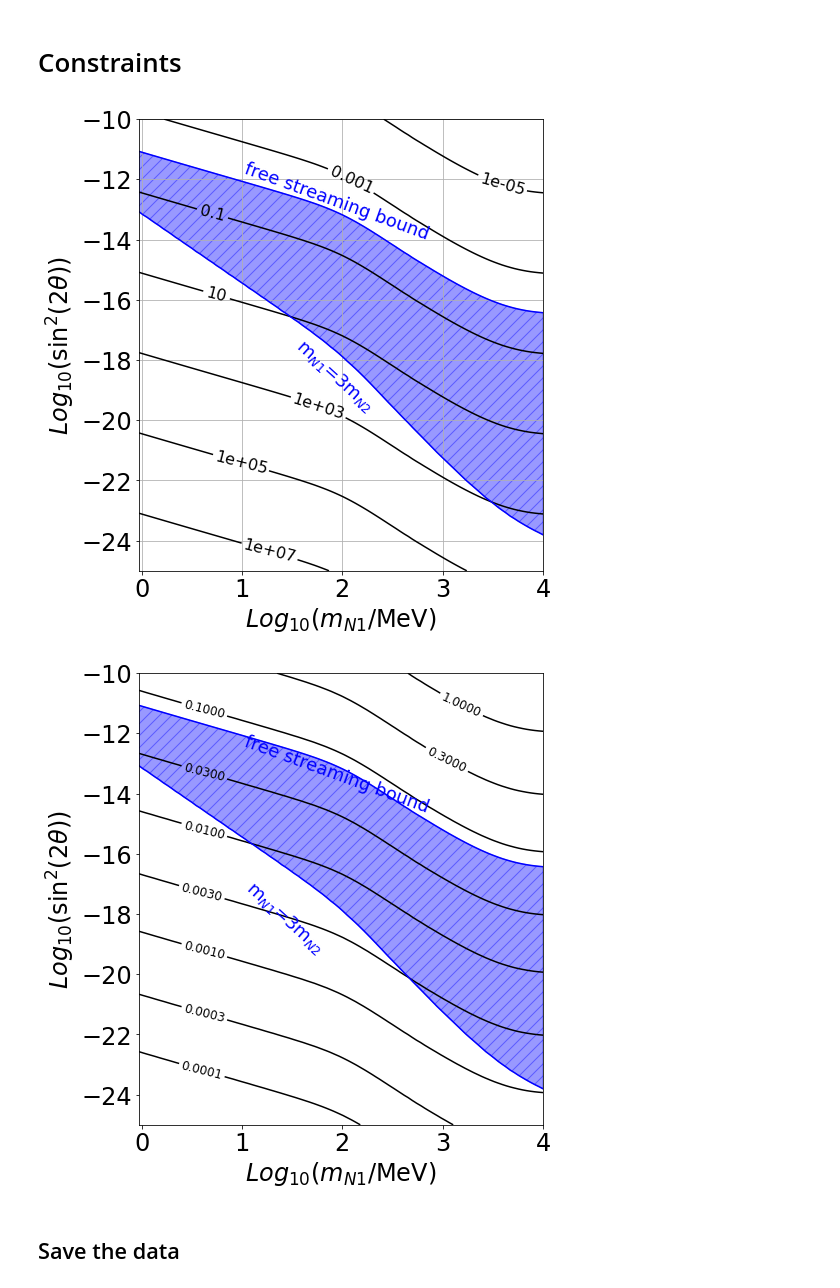
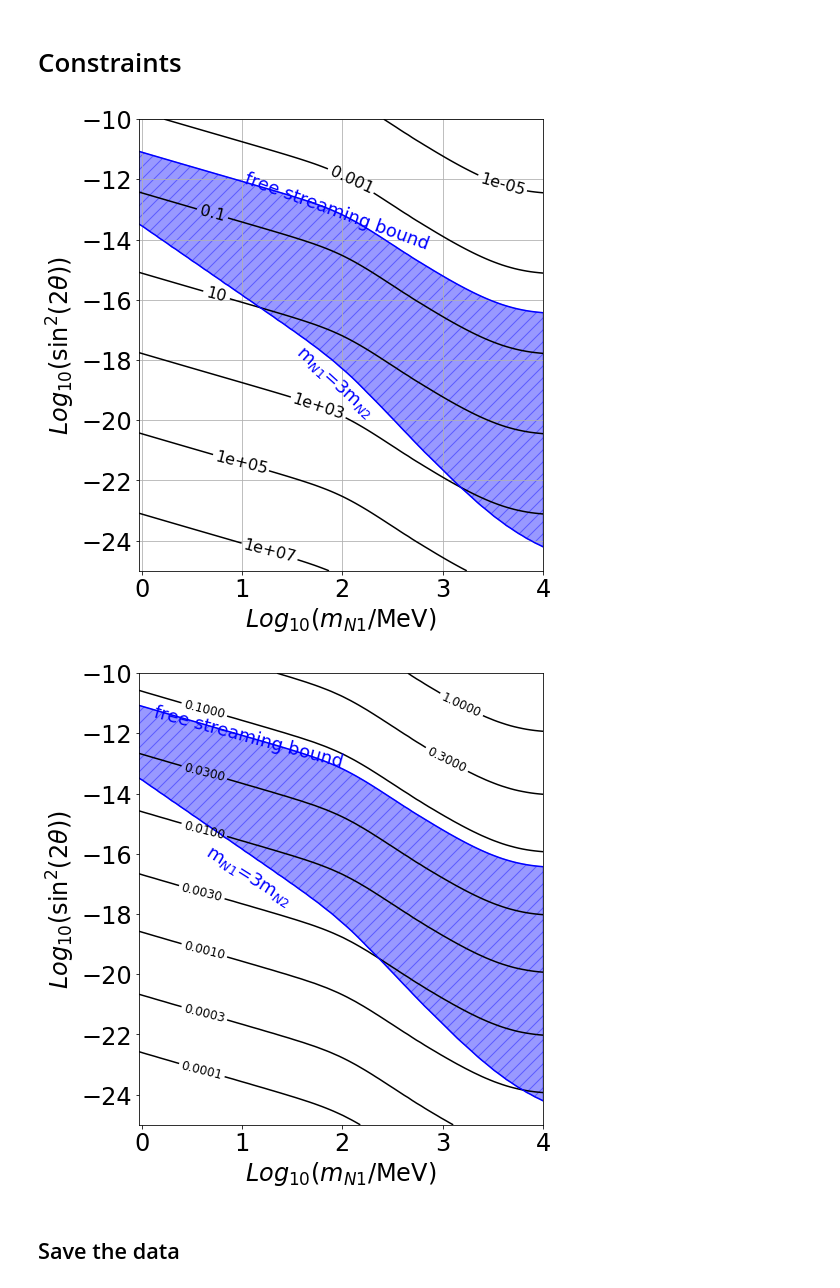
Before and after one commit to JakeSpisak/Sterile-Neutrinos, a Jupyter notebook: results.ipynb, the cells around one changed output. Drawn from its saved outputs; the diff is of its cells as text; code cells hidden in the pictures.

```diff
--- a/results.ipynb
+++ b/results.ipynb
@@ -164,8 +164,8 @@ plt.show()
 # %%
 from matplotlib.ticker import FuncFormatter
 
-# Add the factor of 2 to account the N1 population transferring through 1-3 decays.
-ms2_required = [c.rho_crit_over_hsq*0.12/(2*ds.compute_current_DM_ndens(T_SM, T_DS)) for T_DS, T_SM in zip(T_DS_dense.flatten(), T_SM_dense.flatten())]
+# N1 number density transfers to N2 through boltzmann supression.
+ms2_required = [c.rho_crit_over_hsq*0.12/(ds.compute_current_DM_ndens(T_SM, T_DS)) for T_DS, T_SM in zip(T_DS_dense.flatten(), T_SM_dense.flatten())]
 ms2_required = np.array(ms2_required).reshape((len(ms1_dense), len(sinsq2theta_dense)))
 
 plt.figure(figsize=(8,8))
@@ -271,11 +271,11 @@ plt.tight_layout()
 
 # ms1=3ms2 constraint
 plt.plot(np.log10(ms1_dense), log_sinsq2theta_equal, c='b')
-plt.annotate('m$_{N1}$=3m$_{N2}$', (1.5, -19.7), fontsize=18, c='b', rotation=-42)
+plt.annotate('m$_{N1}$=3m$_{N2}$', (1.5, -19.9), fontsize=18, c='b', rotation=-42)
 
 # fs contraints
 fs_contour = plt.contour(X, Y, np.log10(ms2_required.T), colors='b', linestyles='solid', levels=[np.log10(fs_limit)])
-plt.annotate('free streaming bound', (1, -14), fontsize=18, c='b', rotation=-20)
+plt.annotate('free streaming bound', (1, -14.3), fontsize=18, c='b', rotation=-20)
 fs_path = fs_contour.collections[0].get_paths()[0]
 fs_x_values = fs_path.vertices[:, 0]
 fs_y_values = fs_path.vertices[:, 1]
@@ -292,7 +292,7 @@ plt.grid()
 
 plt.show()
 # %% [output]
-[figure, old version]
+[figure, new version]
 # %%
 temp_ratio = T_DS_dense_today/c.Tcmb
 
@@ -307,36 +307,36 @@ contours = plt.contour(X, Y, temp_ratio.T, levels, colors='k')
 plt.clabel(contours, inline=True, fontsize=12)
 
 plt.xlabel(r'$Log_{10}(m_{N1}$/MeV)')
 plt.ylabel(r'$Log_{10}(\sin^2(2 \theta))$')
 
 # Constraints
 
 # ms1=ms2 constraint
 plt.plot(np.log10(ms1_dense), log_sinsq2theta_equal, c='b')
-plt.annotate('m$_{N1}$=3m$_{N2}$', (1, -19.3), fontsize=18, c='b', rotation=-42)
+plt.annotate('m$_{N1}$=3m$_{N2}$', (0.6, -17.7), fontsize=18, c='b', rotation=-32)
 
 # fs contraints
 fs_contour = plt.contour(X, Y, np.log10(ms2_required.T), colors='b', linestyles='solid', levels=[np.log10(fs_limit)])
-plt.annotate('free streaming bound', (1, -14.6), fontsize=18, c='b', rotation=-20)
+plt.annotate('free streaming bound', (0.1, -13.1), fontsize=18, c='b', rotation=-15)
 fs_path = fs_contour.collections[0].get_paths()[0]
 fs_x_values = fs_path.vertices[:, 0]
 fs_y_values = fs_path.vertices[:, 1]
 
 # Hatched region between ms1=ms2 and fs_constraints
 fs_interp = interpolate.interp1d(fs_x_values, fs_y_values, kind='linear', bounds_error=False, fill_value='extrapolate')
 fs_y_interpolated = fs_interp(np.log10(ms1_dense))
 plt.fill_between(np.log10(ms1_dense), log_sinsq2theta_equal, fs_y_interpolated, where=(log_sinsq2theta_equal < fs_y_interpolated), color='blue', hatch='//', alpha=0.4)
 
 # cb = plt.colorbar(im)
 # cb.set_label(r'$\frac{T_{DS}}{T_{SM}}$', rotation=0, labelpad=20, fontsize=28)
 plt.gca().set_aspect(0.3)
 # Make the colorbar size the same as the plot
 plt.gcf().set_size_inches(10, 8)
 plt.tight_layout()
 plt.savefig("plots/temperature_ratio.pdf", bbox_inches='tight')
 plt.show()
 # %% [output]
-[figure, old version]
+[figure, new version]
 # %% [markdown]
 ## Save the data
 # %%
```
Also changed, not shown: 6 other files.
